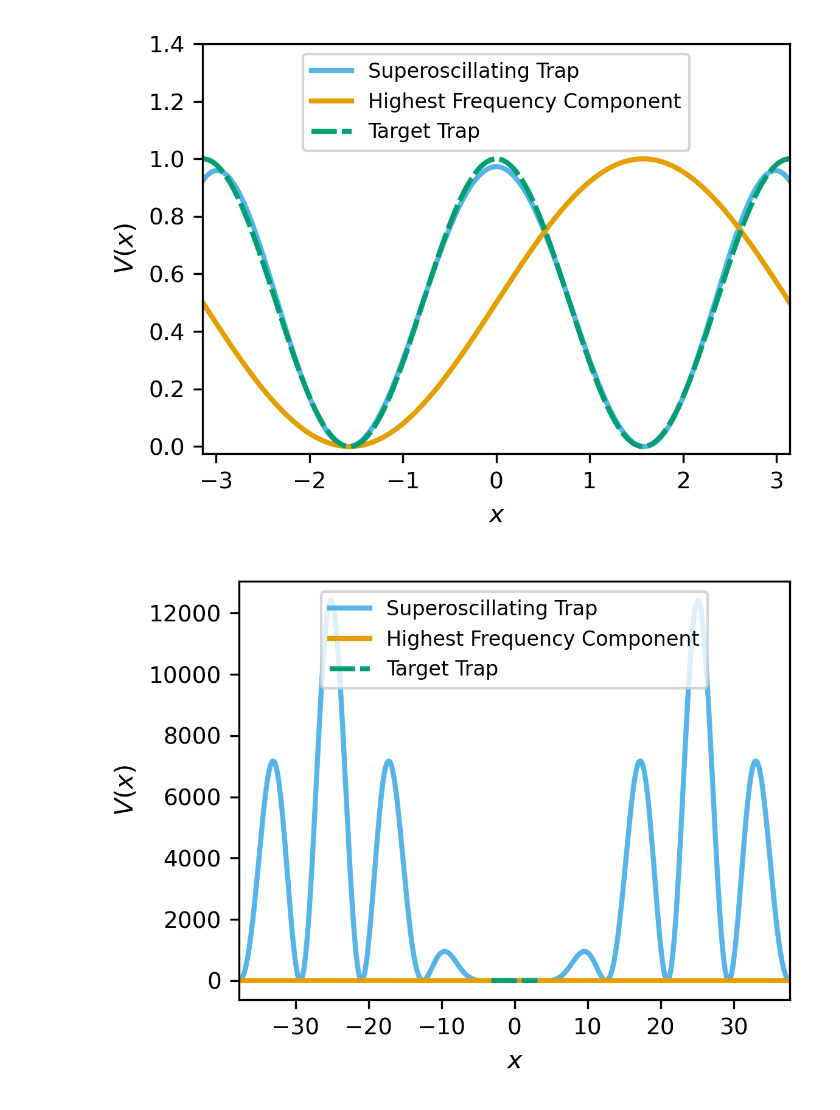
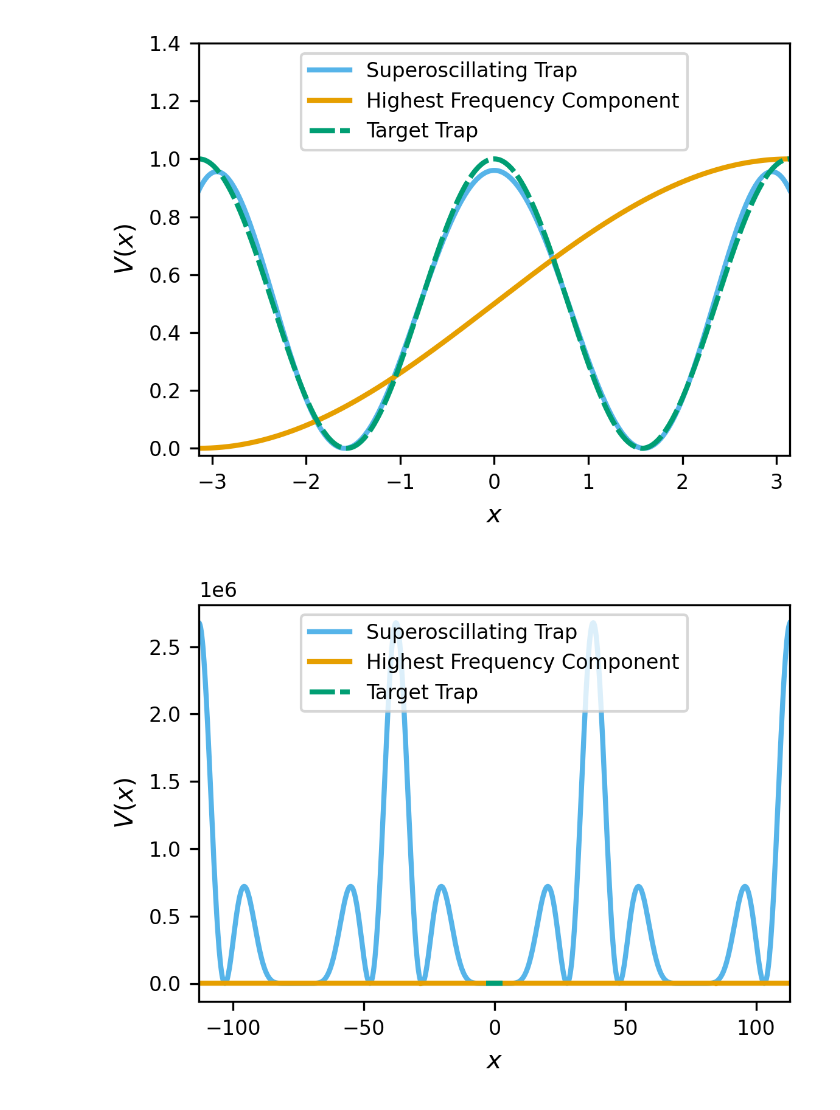
Before and after one commit to dustindberg/GPE, a Jupyter notebook: BEC_TrappingwSpatialSuperoscilations.ipynb, the cells around one changed output. Drawn from its saved outputs; the diff is of its cells as text; code cells hidden in the pictures.

```diff
--- a/BEC_TrappingwSpatialSuperoscilations.ipynb
+++ b/BEC_TrappingwSpatialSuperoscilations.ipynb
@@ -44,12 +45,14 @@ Define default params and use the default utility for saving
 k = 1
 x_win = np.pi/k
 x_lim = 36 * np.pi
+x_res = 2 ** 10
+dx = 2. * x_lim / x_res
 
 # Number of pulses
 n = 3
 # Determine the error tolerance
 eps = 1e-4
-k_max = 0.1 * k
+k_max = 0.25 * k
 named_params = {
     'tgt_freq': k,
     'pulses': n,
@@ -75,15 +78,15 @@ def Phi_transform(time, frequency, amplitude_1, amplitude_2):
     return amplitude_1 * np.sin(frequency * time) + amplitude_2 * np.cos(frequency * time)
 # %%
 k = 1
-x = np.linspace(-np.pi/k, np.pi/k, 500)
-zoom_out_x = np.linspace(-36*np.pi, 36*np.pi, 1000)
+x = np.linspace(-x_win, x_win, 500)
+zoom_out_x = (np.arange(x_res) - x_res / 2) * dx
 target_barrier = Phi(k, x, phase=np.pi/2) #* (x < 0.75/k) * (x > -0.75/k)
 plt.plot(x, np.abs(target_barrier) ** 2, color=ok['green'])
 plt.xlabel('$x$')
 plt.ylabel('$V(x)$')
 plt.xlim(x[0], x[-1])
 plt.tight_layout()
-plt.savefig('./Plots/Presentation/Initial_Trap.pdf')
-plt.savefig('./Plots/Presentation/Initial_Trap.png')
+plt.savefig(f'{file_path}/{file_name}_Initial_Trap.png')
+#plt.savefig('./Plots/Presentation/Initial_Trap.png')
 plt.show()
 # %% [output]
@@ -95,12 +97,6 @@ FileNotFoundError: [Errno 2] No such file or directory: './Plots/Presentation/In
 # Get the initial guesses for the optimization
 #
 ##############################################
-
-# Number of pulses
-n = 3
-
-# Determine the error tolerance
-eps = 1e-4
 
 # New array for time
 # Set
@@ -118,7 +114,7 @@ initial_guess = np.hstack([
     seed.uniform(1, 20, (init_guess_n, n))
 ])
 
-freqs = np.linspace(k/(n+1), k/2, n)
+freqs = np.linspace((k_max / n), k_max, n)
 
 print('Number of Pulses: {}'.format(n))
 #initial_guess = np.array([20, 0, 0, 1])
@@ -356,7 +351,7 @@ lo_fields_zoom = fields_zoomed @ model.coef_
 
 
 plt.plot(x, np.abs(linear_optimized_fields) ** 2, label='Superoscillating Trap')
-plt.plot(x, np.abs(Phi_transform(x, k/2, 1/np.sqrt(2), 1/np.sqrt(2))) ** 2, label='Highest Frequency Component')
+plt.plot(x, np.abs(Phi_transform(x, k_max, 1/np.sqrt(2), 1/np.sqrt(2))) ** 2, label='Highest Frequency Component')
 plt.plot(x, np.abs(target_barrier) ** 2, linestyle=(0, (5, 1)), label='Target Trap')
 plt.xlabel('$x$')
 plt.ylabel('$ V(x)$')
@@ -364,32 +359,32 @@ plt.xlim(x[0], x[-1])
 plt.ylim(-0.025, 1.4)
 plt.legend(loc='upper center')
 plt.tight_layout()
-plt.savefig('./Plots/Presentation/Results_linear.png')
-plt.savefig('./Plots/Presentation/Results_linear.pdf')
+plt.savefig(f'{file_path}/{file_name}_Results_linear.png')
+# plt.savefig('./Plots/Presentation/Results_linear.pdf')
 plt.show()
 # %% [output]
-[figure, old version]
+[figure, new version]
 # %%
 ############################################################################
 #
 # Plot the zoom out of the results for linear optimization
 #
 ############################################################################
 
 
 plt.plot(zoom_out_x, np.abs(lo_fields_zoom) ** 2, label='Superoscillating Trap')
-plt.plot(zoom_out_x, np.abs(Phi_transform(zoom_out_x, k/2, 1/np.sqrt(2), 1/np.sqrt(2))) ** 2, label='Highest Frequency Component')
+plt.plot(zoom_out_x, np.abs(Phi_transform(zoom_out_x, k_max, 1/np.sqrt(2), 1/np.sqrt(2))) ** 2, label='Highest Frequency Component')
 plt.plot(x, np.abs(target_barrier) ** 2, linestyle=(0, (5, 1)), label='Target Trap')
 plt.xlabel('$x$')
 plt.ylabel('$ V(x)$')
 plt.xlim(zoom_out_x[0], zoom_out_x[-1])
 plt.legend(loc='upper center')
 plt.tight_layout()
-plt.savefig('./Plots/Presentation/Results_linearZoomed.png')
-plt.savefig('./Plots/Presentation/Results_linearZoomed.pdf')
+plt.savefig(f'{file_path}/{file_name}_Results_linearZoomed.png')
+#plt.savefig('./Plots/Presentation/Results_linearZoomed.pdf')
 plt.show()
 # %% [output]
-[figure, old version]
+[figure, new version]
 # %%
 def get_local_freq(field, time):
     phase = np.unwrap(np.angle(hilbert(field)))
```
Also changed, not shown: parts of 15 cells of this notebook.
